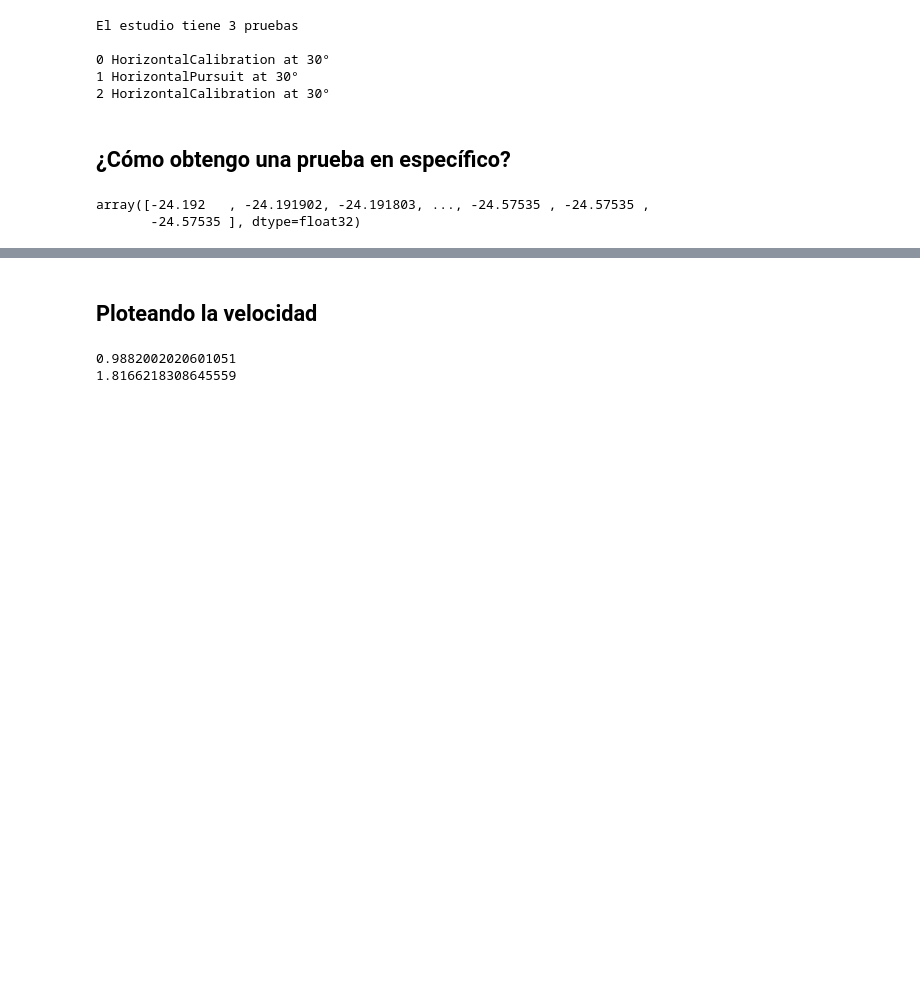
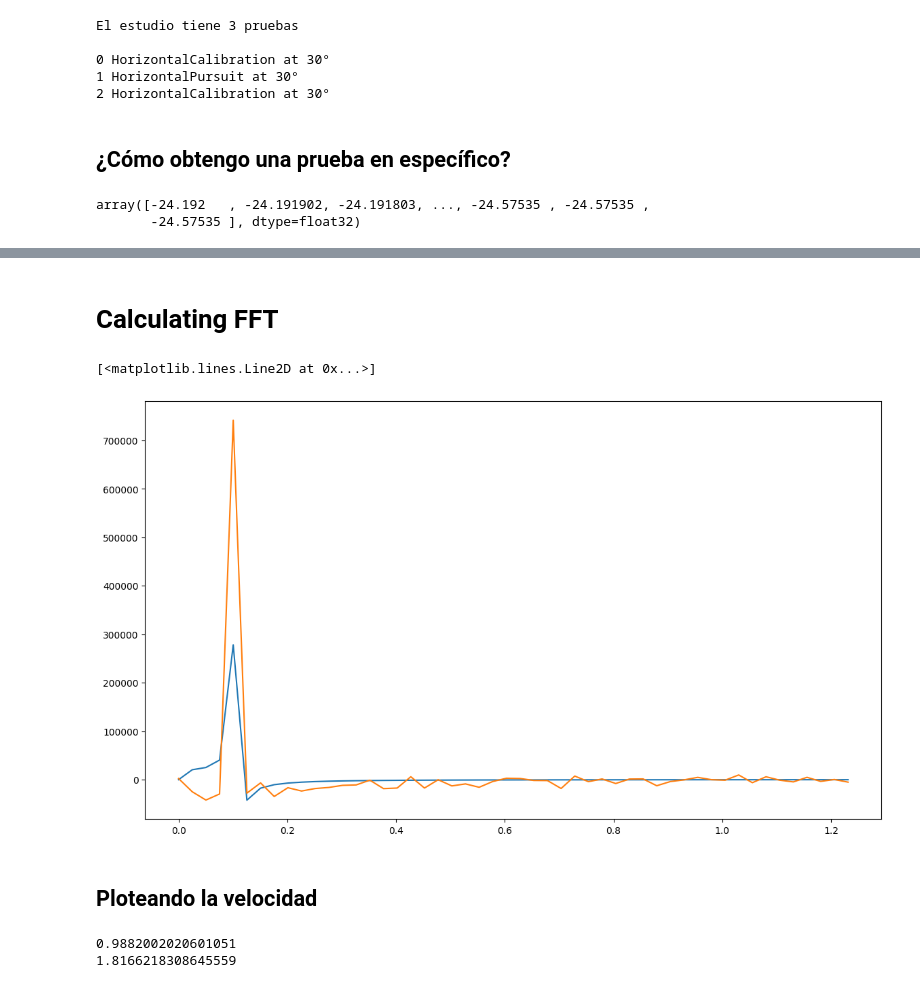
Before and after one commit to idertator/openeog, a Jupyter notebook: notebooks/TFG.ipynb, the cells around one changed output, grey strips where cells are left out. Drawn from its saved outputs; the diff is of its cells as text; code cells hidden in the pictures; blank space fills up the shorter version.

```diff
--- a/notebooks/TFG.ipynb
+++ b/notebooks/TFG.ipynb
@@ -72,3 +105,27 @@ Esta prueba tiene 40000 muestras
+# %% [markdown]
+# Calculating FFT
+# %%
+from scipy.fft import fft, fftfreq
+
+
+def signal_spectrum(s: np.ndarray, fs: float = 1000.0) -> tuple[np.ndarray, np.ndarray]:
+    N = len(s)
+    T = 1 / fs
+
+    x = np.linspace(0.0, N*T, N, endpoint=False)
+    yf = fft(s)[:N//2]
+    xf = fftfreq(N, T)[:N//2]
+
+    return xf, yf
+
+
+xs, ys = signal_spectrum(stimuli)
+xh, yh = signal_spectrum(horizontal)
+plt.plot(xs[:50], ys[:50])
+plt.plot(xh[:50], yh[:50])
+# %% [output]
+[<matplotlib.lines.Line2D at 0x...>]
+[figure, added]
 # %% [markdown]
 ## Ploteando la velocidad
 # %%
```
Also changed, not shown: parts of 2 cells of this notebook, 6 other files.
